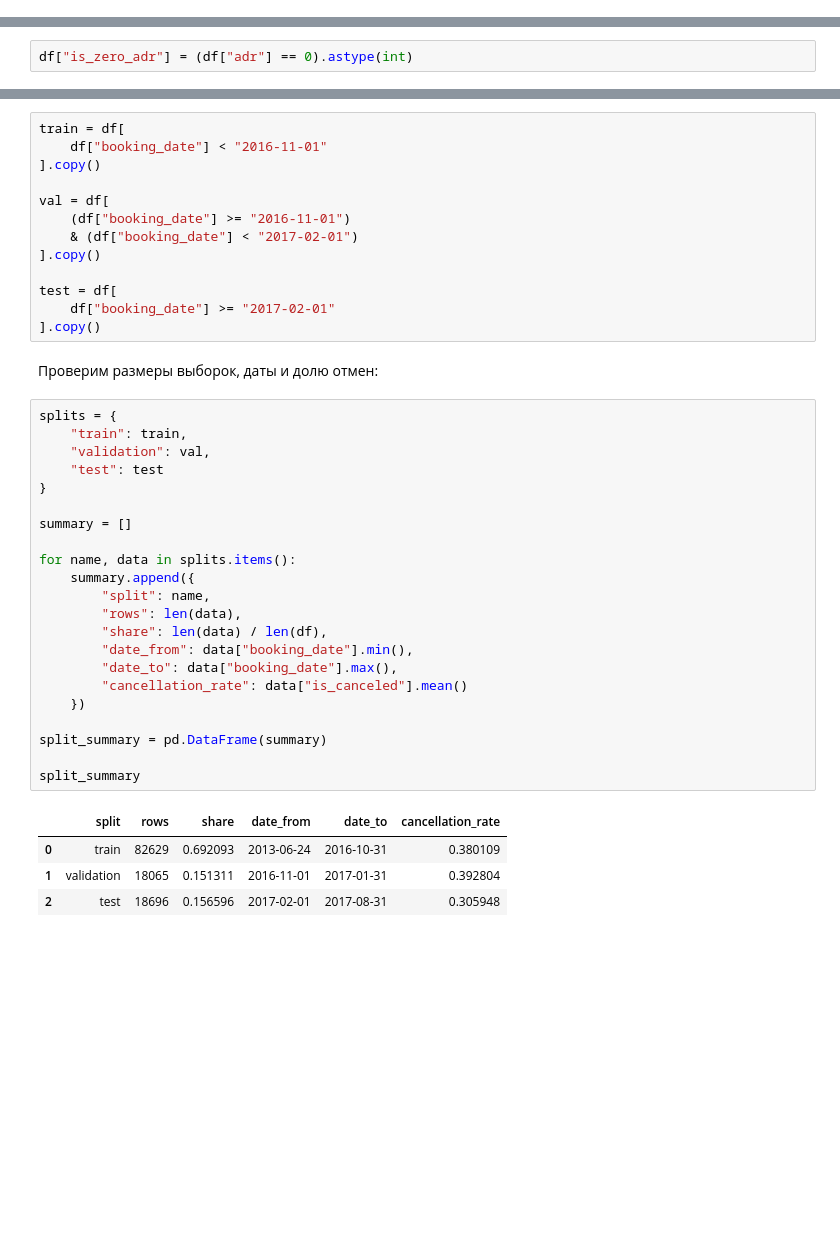
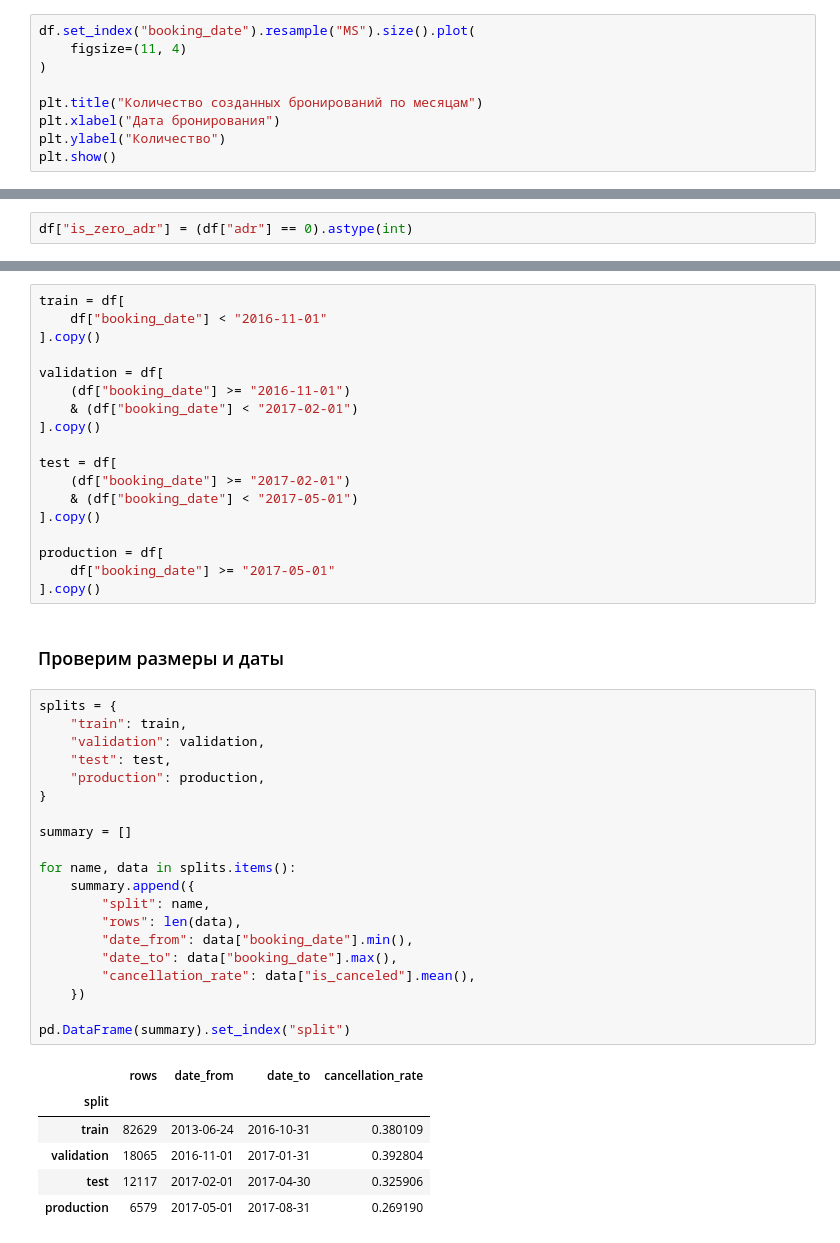
Before and after one commit to novaeKH/hotel-cancellation-ml, a Jupyter notebook: notebooks/04_feature_engineering_split.ipynb, the cells around one changed output, grey strips where cells are left out. Saved outputs shown, nothing was run; the diff lists cells and outputs as text; blank space fills up the shorter version.

```diff
--- a/notebooks/04_feature_engineering_split.ipynb
+++ b/notebooks/04_feature_engineering_split.ipynb
@@ -65,0 +52,9 @@ Name: booking_date, dtype: datetime64[us]
+# %%
+df.set_index("booking_date").resample("MS").size().plot(
+    figsize=(11, 4)
+)
+
+plt.title("Количество созданных бронирований по месяцам")
+plt.xlabel("Дата бронирования")
+plt.ylabel("Количество")
+plt.show()
@@ -130,40 +101,45 @@ train = df[
     df["booking_date"] < "2016-11-01"
 ].copy()
 
-val = df[
+validation = df[
     (df["booking_date"] >= "2016-11-01")
     & (df["booking_date"] < "2017-02-01")
 ].copy()
 
 test = df[
-    df["booking_date"] >= "2017-02-01"
+    (df["booking_date"] >= "2017-02-01")
+    & (df["booking_date"] < "2017-05-01")
 ].copy()
+
+production = df[
+    df["booking_date"] >= "2017-05-01"
+].copy()
-# %% [markdown]
-Проверим размеры выборок, даты и долю отмен:
+# %% [markdown]
+### Проверим размеры и даты
 # %%
 splits = {
     "train": train,
-    "validation": val,
-    "test": test
+    "validation": validation,
+    "test": test,
+    "production": production,
 }
 
 summary = []
 
 for name, data in splits.items():
     summary.append({
         "split": name,
         "rows": len(data),
-        "share": len(data) / len(df),
         "date_from": data["booking_date"].min(),
         "date_to": data["booking_date"].max(),
-        "cancellation_rate": data["is_canceled"].mean()
+        "cancellation_rate": data["is_canceled"].mean(),
     })
 
-split_summary = pd.DataFrame(summary)
-
-split_summary
+pd.DataFrame(summary).set_index("split")
 # %% [output]
-|  | split | rows | share | date_from | date_to | cancellation_rate |
-| 0 | train | 82629 | 0.692093 | 2013-06-24 | 2016-10-31 | 0.380109 |
-| 1 | validation | 18065 | 0.151311 | 2016-11-01 | 2017-01-31 | 0.392804 |
-| 2 | test | 18696 | 0.156596 | 2017-02-01 | 2017-08-31 | 0.305948 |
+|  | rows | date_from | date_to | cancellation_rate |
+| split |  |  |  |  |
+| train | 82629 | 2013-06-24 | 2016-10-31 | 0.380109 |
+| validation | 18065 | 2016-11-01 | 2017-01-31 | 0.392804 |
+| test | 12117 | 2017-02-01 | 2017-04-30 | 0.325906 |
+| production | 6579 | 2017-05-01 | 2017-08-31 | 0.269190 |
```
Also changed, not shown: parts of 33 cells of this notebook, 16 other files.
